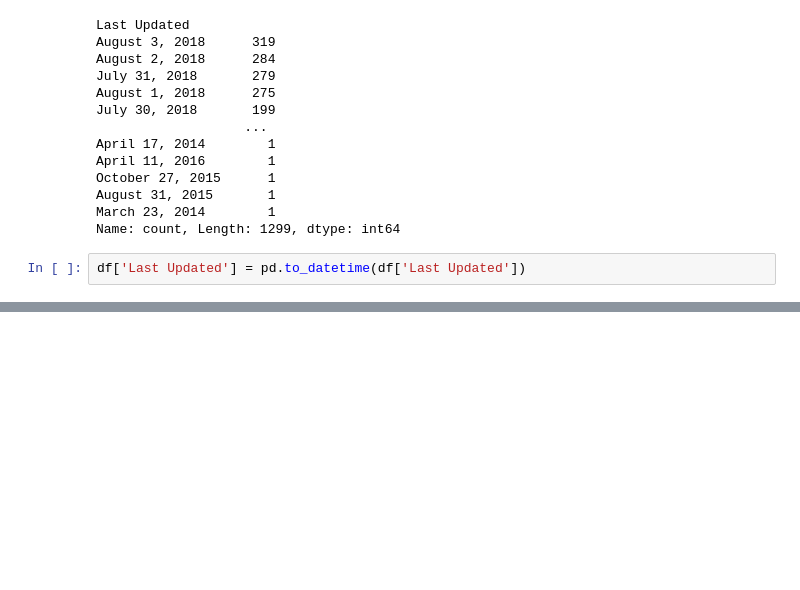
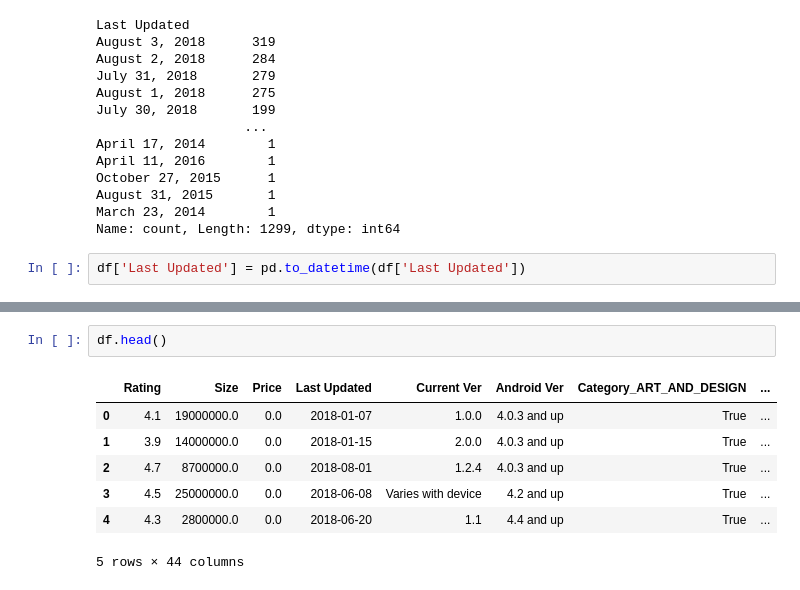
Before and after one commit to james-mahfouz/predicode, a Jupyter notebook: fastapi-backend/predicode-prediction-model/predicode-model.ipynb, the cells around one changed output, grey strips where cells are left out. Cells and saved outputs as stored; diff of their text form; blank space fills up the shorter version.

```diff
--- a/fastapi-backend/predicode-prediction-model/predicode-model.ipynb
+++ b/fastapi-backend/predicode-prediction-model/predicode-model.ipynb
@@ -234,0 +269,10 @@ df['Last Updated'] = pd.to_datetime(df['Last Updated'])
+# %%
+df.head()
+# %% [output]
+|  | Rating | Size | Price | Last Updated | Current Ver | Android Ver | Category_ART_AND_DESIGN | ... |
+| 0 | 4.1 | 19000000.0 | 0.0 | 2018-01-07 | 1.0.0 | 4.0.3 and up | True | ... |
+| 1 | 3.9 | 14000000.0 | 0.0 | 2018-01-15 | 2.0.0 | 4.0.3 and up | True | ... |
+| 2 | 4.7 | 8700000.0 | 0.0 | 2018-08-01 | 1.2.4 | 4.0.3 and up | True | ... |
+| 3 | 4.5 | 25000000.0 | 0.0 | 2018-06-08 | Varies with device | 4.2 and up | True | ... |
+| 4 | 4.3 | 2800000.0 | 0.0 | 2018-06-20 | 1.1 | 4.4 and up | True | ... |
+5 rows × 44 columns
```
Also changed, not shown: parts of 7 cells of this notebook, 1 other file.
